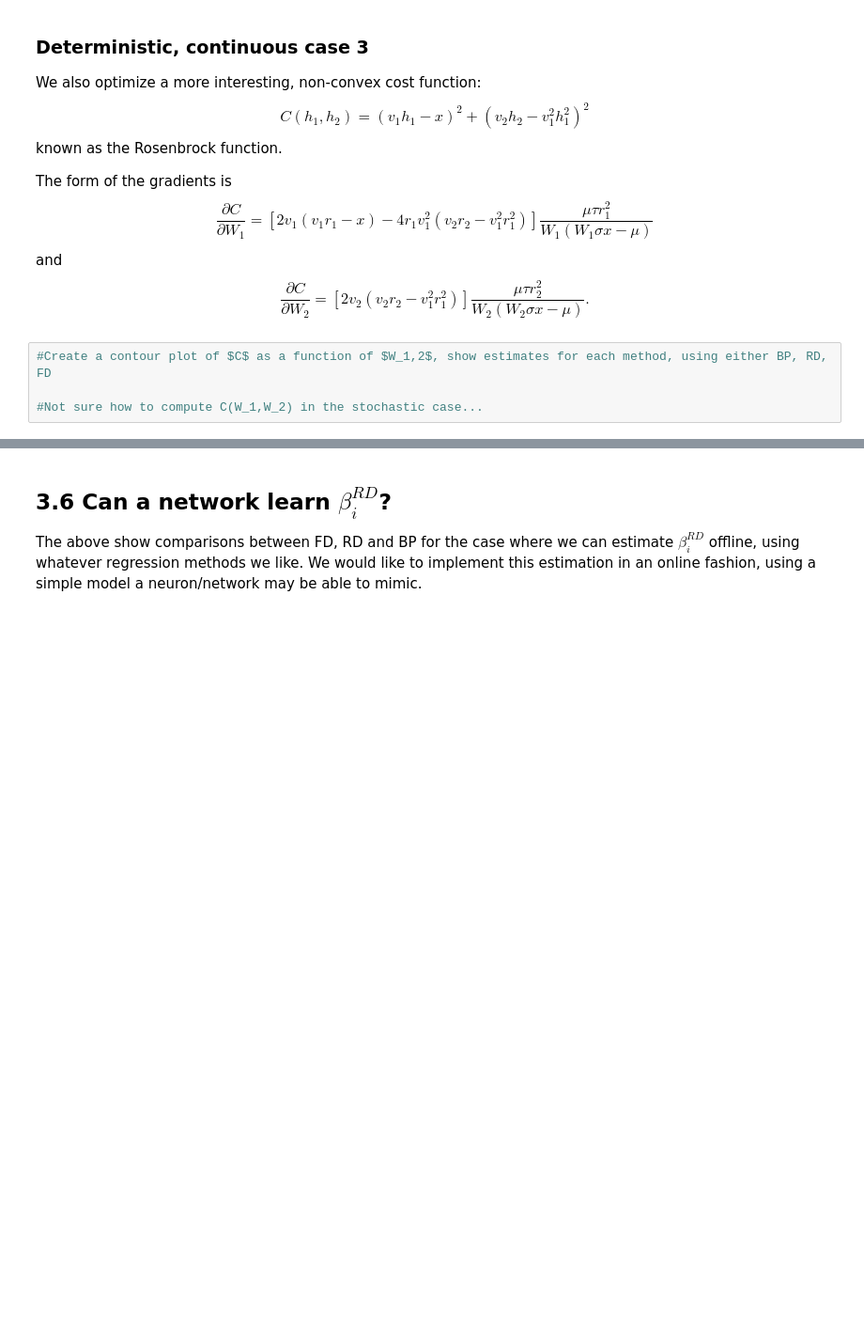
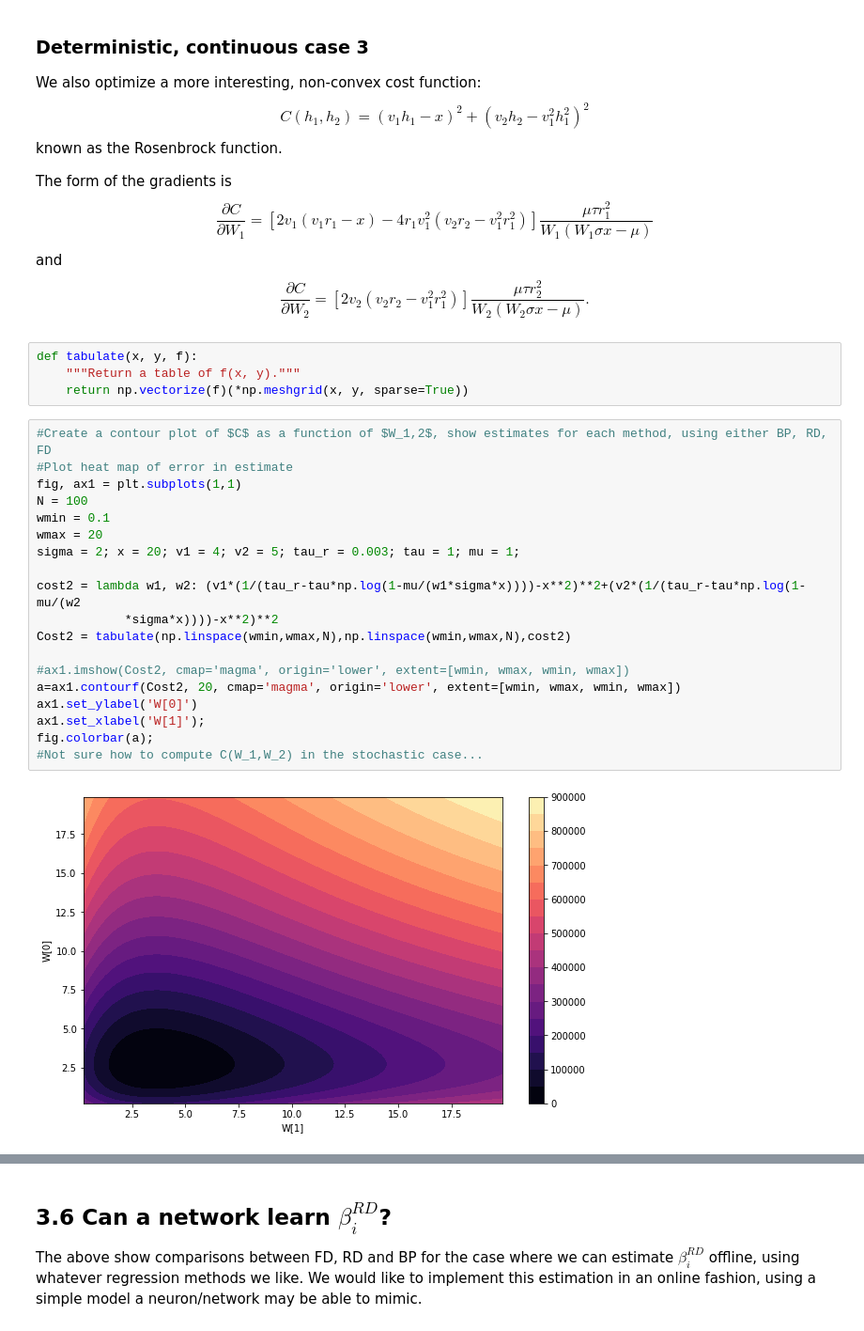
Before and after one commit to benlansdell/rdd, a Jupyter notebook: rdd.ipynb, the cells around one changed output, grey strips where cells are left out. Shown: that part at 94% size. Cells and saved outputs as stored; diff of their text form; blank space fills up the shorter version.

```diff
--- a/rdd.ipynb
+++ b/rdd.ipynb
@@ -857,7 +857,28 @@ and
 $$
 \frac{\partial C}{\partial W_2} = \left[2v_2(v_2r_2 - v_1^2r_1^2)\right]\frac{\mu \tau r_2^2}{W_2 (W_2 \sigma x - \mu)}.
 $$
-# %%
-#Create a contour plot of $C$ as a function of $W_1,2$, show estimates for each method, using either BP, RD, FD
-
-#Not sure how to compute C(W_1,W_2) in the stochastic case...
+# %%
+def tabulate(x, y, f):
+    """Return a table of f(x, y)."""
+    return np.vectorize(f)(*np.meshgrid(x, y, sparse=True))
+# %%
+#Create a contour plot of $C$ as a function of $W_1,2$, show estimates for each method, using either BP, RD, FD
+#Plot heat map of error in estimate
+fig, ax1 = plt.subplots(1,1)
+N = 100
+wmin = 0.1
+wmax = 20
+sigma = 2; x = 20; v1 = 4; v2 = 5; tau_r = 0.003; tau = 1; mu = 1;
+
+cost2 = lambda w1, w2: (v1*(1/(tau_r-tau*np.log(1-mu/(w1*sigma*x))))-x**2)**2+(v2*(1/(tau_r-tau*np.log(1-mu/(w2
+            *sigma*x))))-x**2)**2
+Cost2 = tabulate(np.linspace(wmin,wmax,N),np.linspace(wmin,wmax,N),cost2)
+
+#ax1.imshow(Cost2, cmap='magma', origin='lower', extent=[wmin, wmax, wmin, wmax])
+a=ax1.contourf(Cost2, 20, cmap='magma', origin='lower', extent=[wmin, wmax, wmin, wmax])
+ax1.set_ylabel('W[0]')
+ax1.set_xlabel('W[1]');
+fig.colorbar(a);
+#Not sure how to compute C(W_1,W_2) in the stochastic case...
+# %% [output]
+[figure, added]
```
Also changed, not shown: parts of 1 cell of this notebook, 1 other file.
